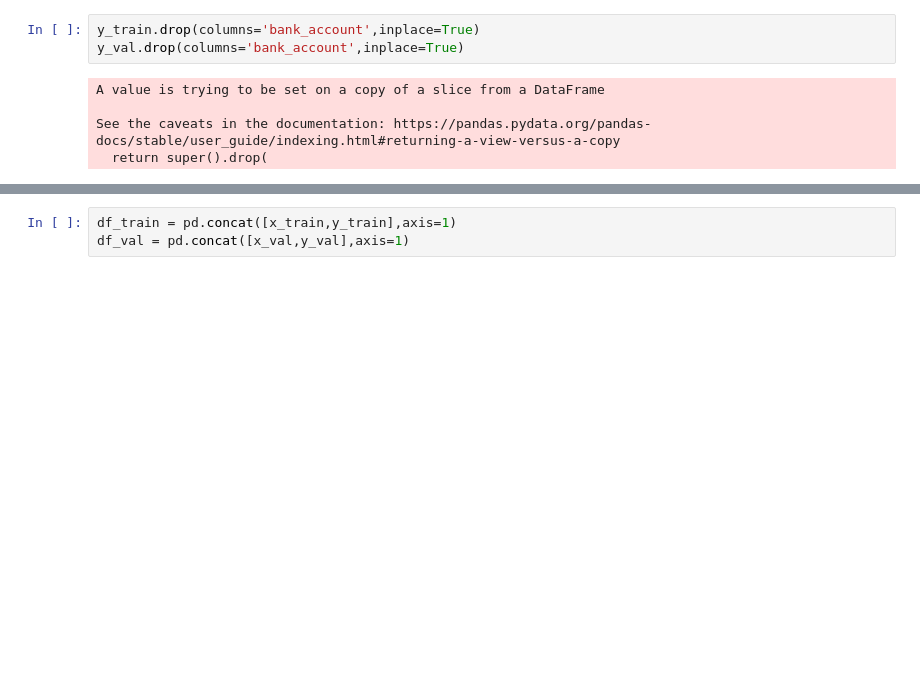
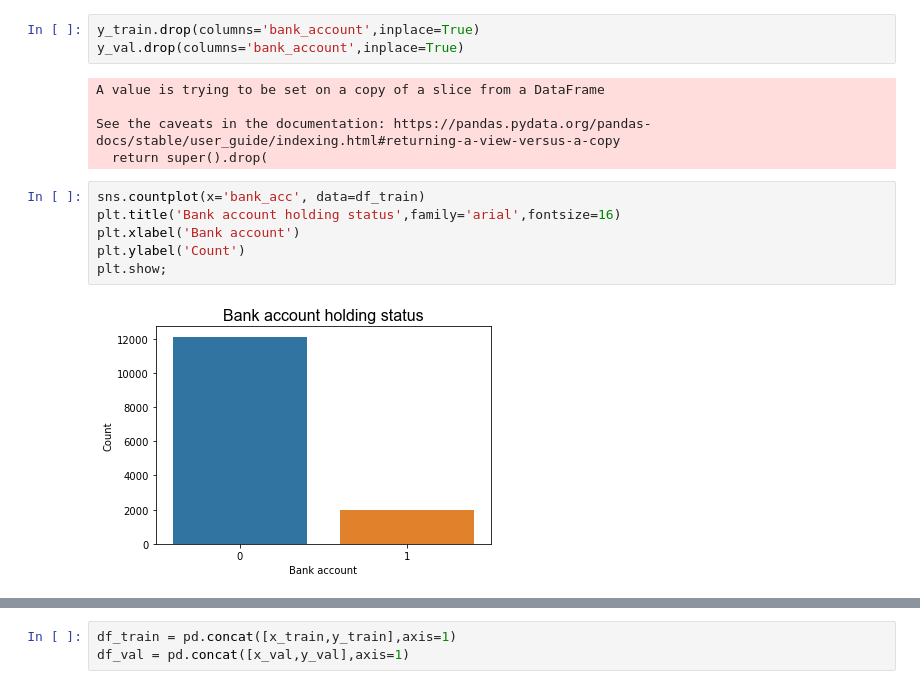
Before and after one commit to tawney-kirkland/03-mcnulty, a Jupyter notebook: data-processing.ipynb, the cells around one changed output, grey strips where cells are left out. Saved outputs shown, nothing was run; the diff lists cells and outputs as text; blank space fills up the shorter version.

```diff
--- a/data-processing.ipynb
+++ b/data-processing.ipynb
@@ -111,3 +111,11 @@ A value is trying to be set on a copy of a slice from a DataFrame
 
 See the caveats in the documentation: https://pandas.pydata.org/pandas-docs/stable/user_guide/indexing.html#returning-a-view-versus-a-copy
   return super().drop(
+# %%
+sns.countplot(x='bank_acc', data=df_train)
+plt.title('Bank account holding status',family='arial',fontsize=16)
+plt.xlabel('Bank account')
+plt.ylabel('Count')
+plt.show;
+# %% [output]
+[figure, added]
```
Also changed, not shown: parts of 34 cells of this notebook, 1 other file.
